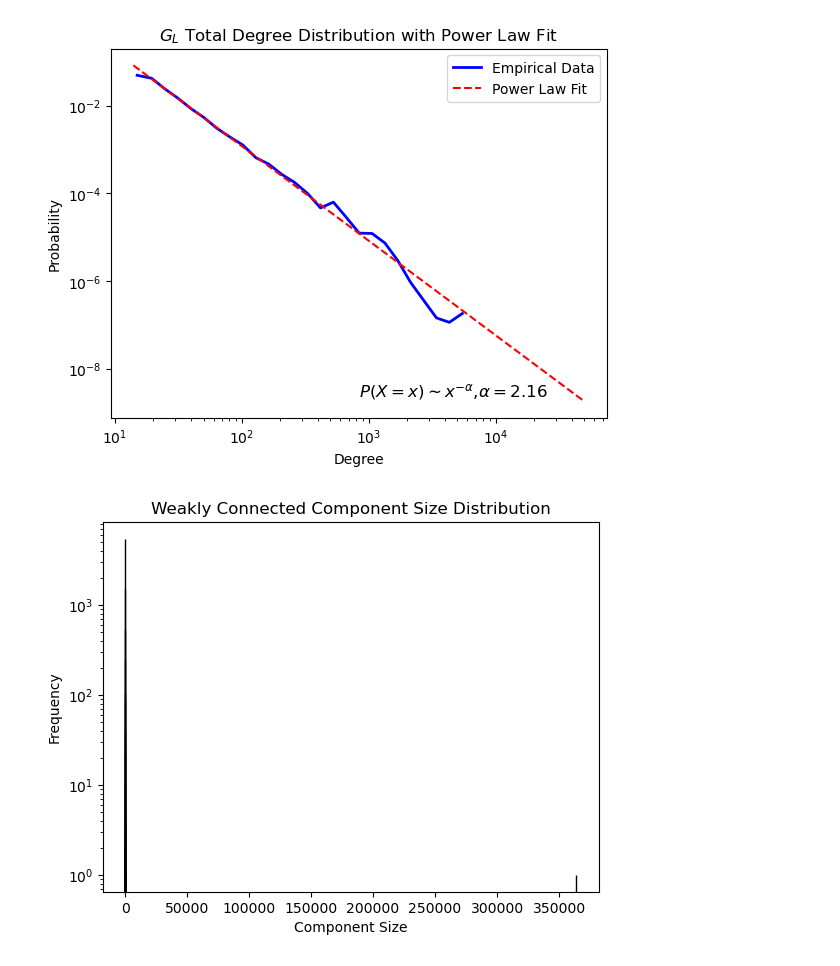
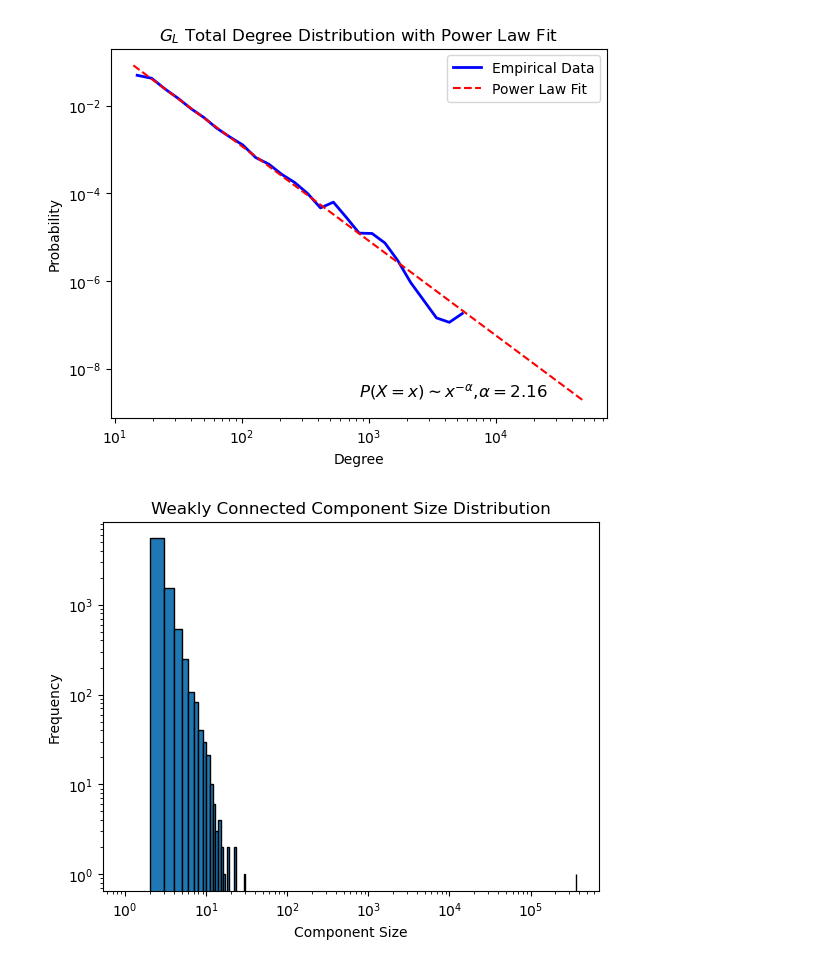
Before and after one commit to TheAllUnknown/BankTransactionNet, a Jupyter notebook: explore_libra.ipynb, the cells around one changed output. Cells and saved outputs as stored; diff of their text form; code cells hidden in the pictures.

```diff
--- a/explore_libra.ipynb
+++ b/explore_libra.ipynb
@@ -183,12 +184,13 @@ Power law coefficient (alpha): 2.155102967544903
 # %%
 wcc_sizes = [len(c) for c in nx.weakly_connected_components(libra_G)]
 
 # Plot the size distribution of weakly connected components
 plt.hist(wcc_sizes, bins=range(1, max(wcc_sizes) + 1), edgecolor='black')
 plt.xlabel('Component Size')
 plt.ylabel('Frequency')
 plt.title('Weakly Connected Component Size Distribution')
 plt.yscale('log')  # Use a log scale if component sizes span several orders of magnitude
+plt.xscale('log')
 plt.show()
 # %% [output]
-[figure, old version]
+[figure, new version]
```
Also changed, not shown: parts of 15 cells of this notebook.
